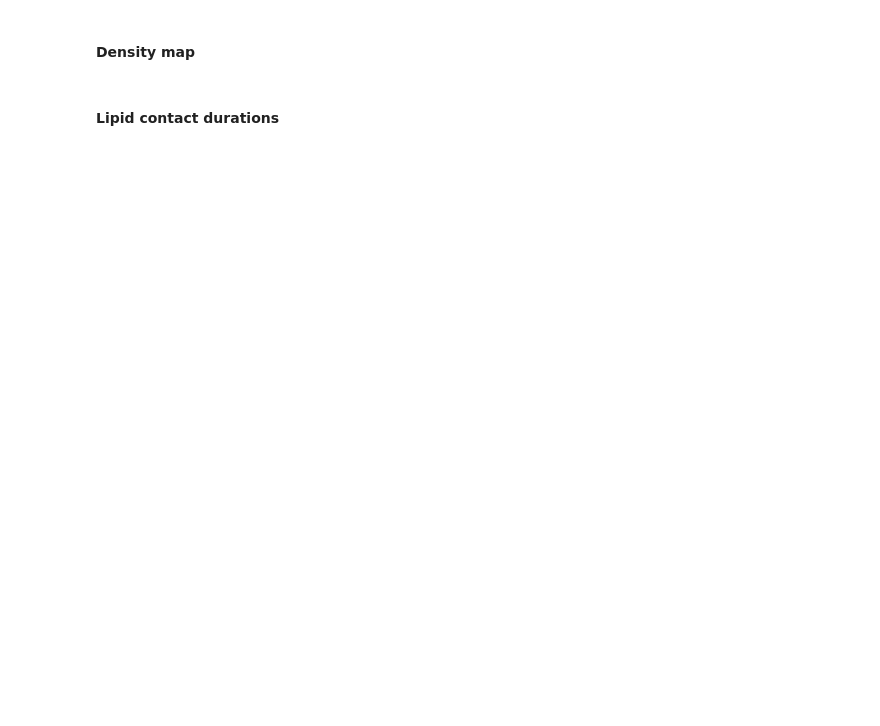
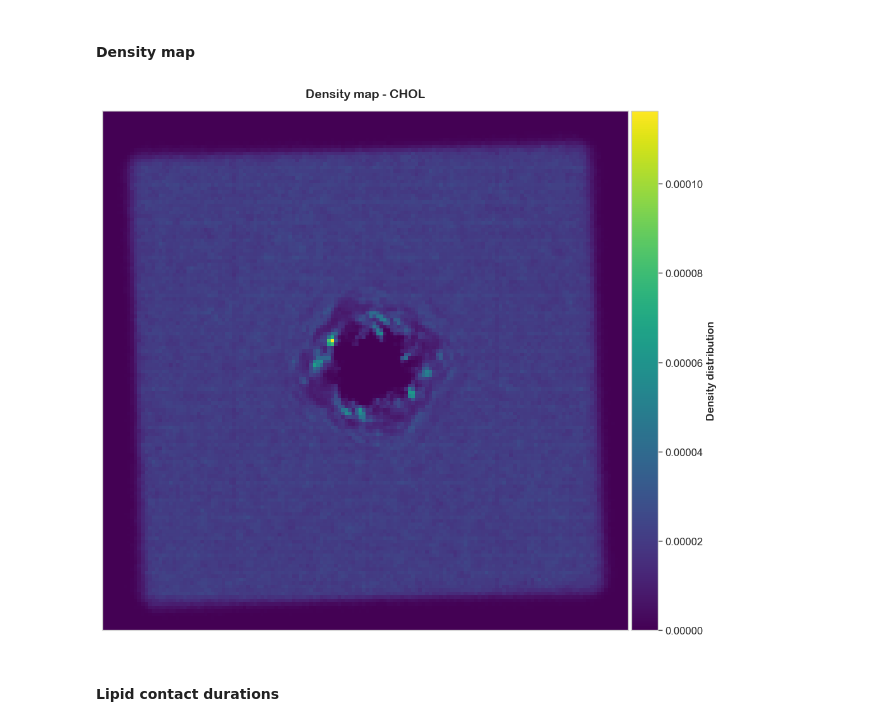
Before and after one commit to ProLint/prolint2, a Jupyter notebook: docs/notebooks/06_Generating_Plots.ipynb, the cells around one changed output. Saved outputs shown, nothing was run; the diff lists cells and outputs as text; code cells hidden in the pictures; blank space fills up the shorter version.

```diff
--- a/docs/notebooks/06_Generating_Plots.ipynb
+++ b/docs/notebooks/06_Generating_Plots.ipynb
@@ -40,8 +45,10 @@ array([   1,    2,    3, ..., 1282, 1283, 1284])
 # %% [markdown]
 #### Density map
 # %%
-# from prolint2.plotting import DensityMap
+from prolint2.plotting import DensityMap
 
-# Dens = DensityMap(u, fig_size=(10, 10))
-# Dens.create_plot(lipid_type='CHOL', interpolation='nearest', cmap='viridis')
+Dens = DensityMap(u, fig_size=(10, 10))
+Dens.create_plot(lipid_type='CHOL', interpolation='nearest', cmap='viridis')
+# %% [output]
+[figure, added]
 # %%
```
Also changed, not shown: parts of 18 cells of this notebook, 2 other files.
